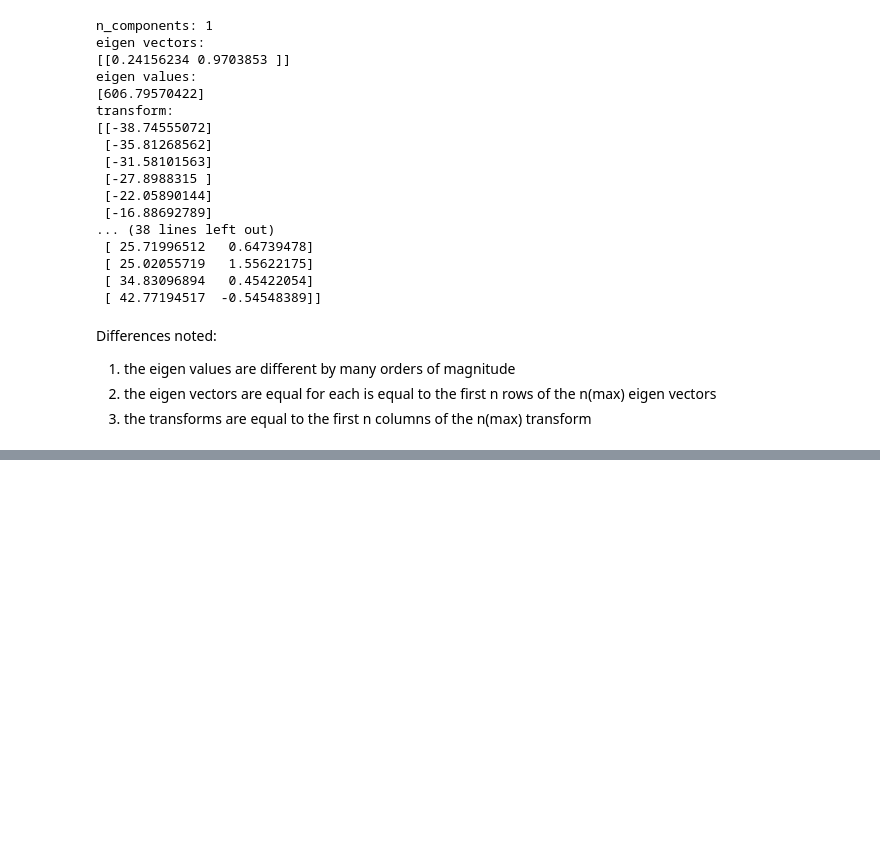
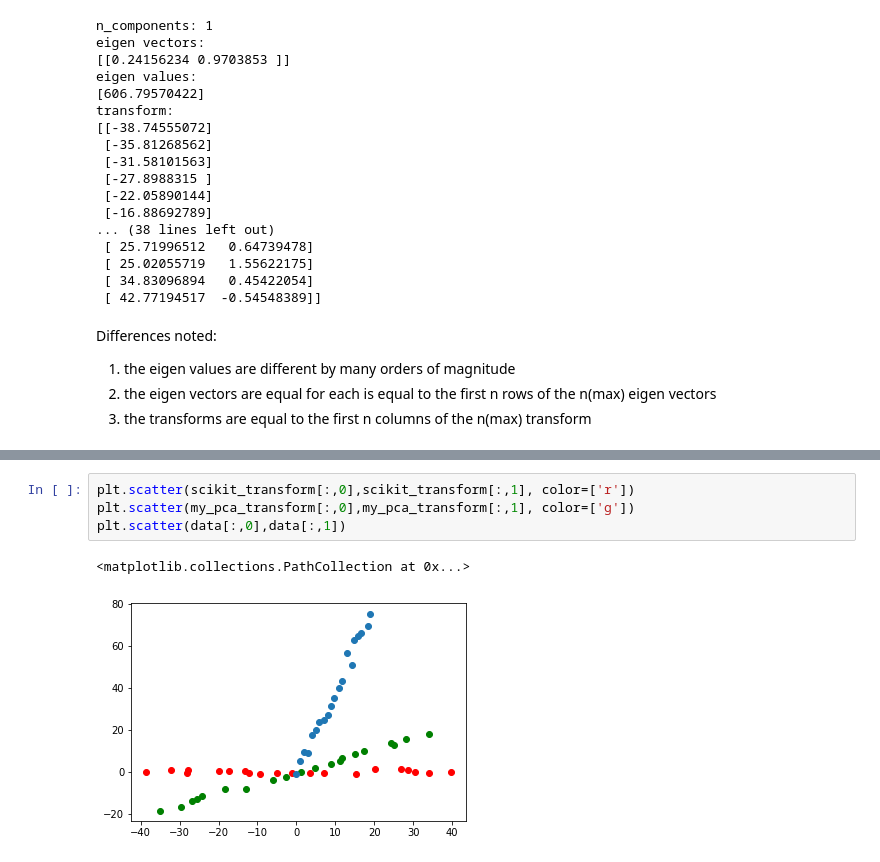
Before and after one commit to vipulpopat/MSCAI_CE4021_Week5, a Jupyter notebook: Etivity5.ipynb, the cells around one changed output, grey strips where cells are left out. Cells and saved outputs as stored; diff of their text form; blank space fills up the shorter version.

```diff
--- a/Etivity5.ipynb
+++ b/Etivity5.ipynb
@@ -181,0 +226,7 @@ Differences noted:
+# %%
+plt.scatter(scikit_transform[:,0],scikit_transform[:,1], color=['r'])
+plt.scatter(my_pca_transform[:,0],my_pca_transform[:,1], color=['g'])
+plt.scatter(data[:,0],data[:,1])
+# %% [output]
+<matplotlib.collections.PathCollection at 0x...>
+[figure, added]
```
Also changed, not shown: parts of 3 cells of this notebook.
